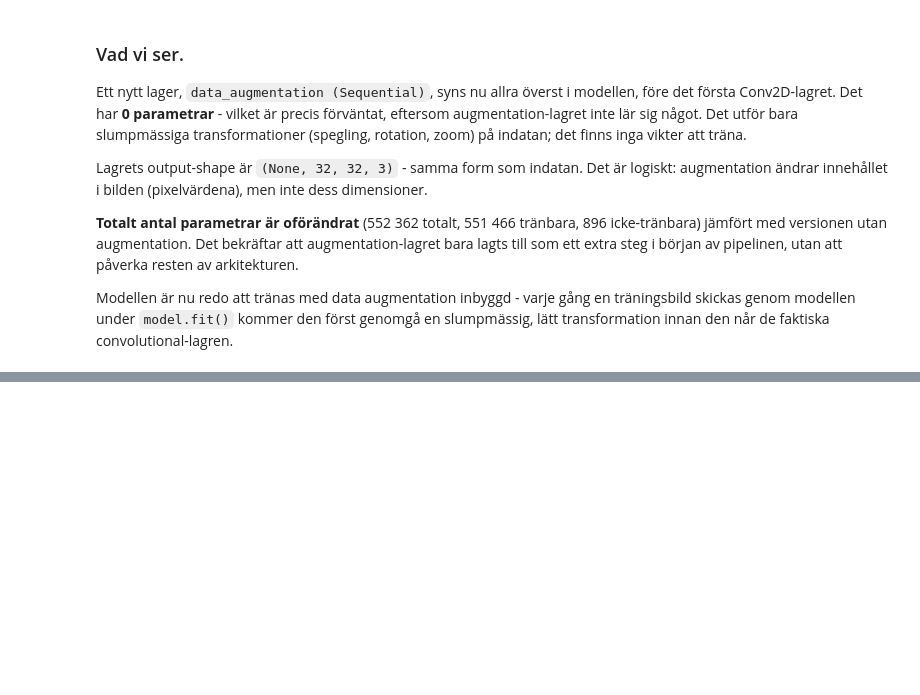
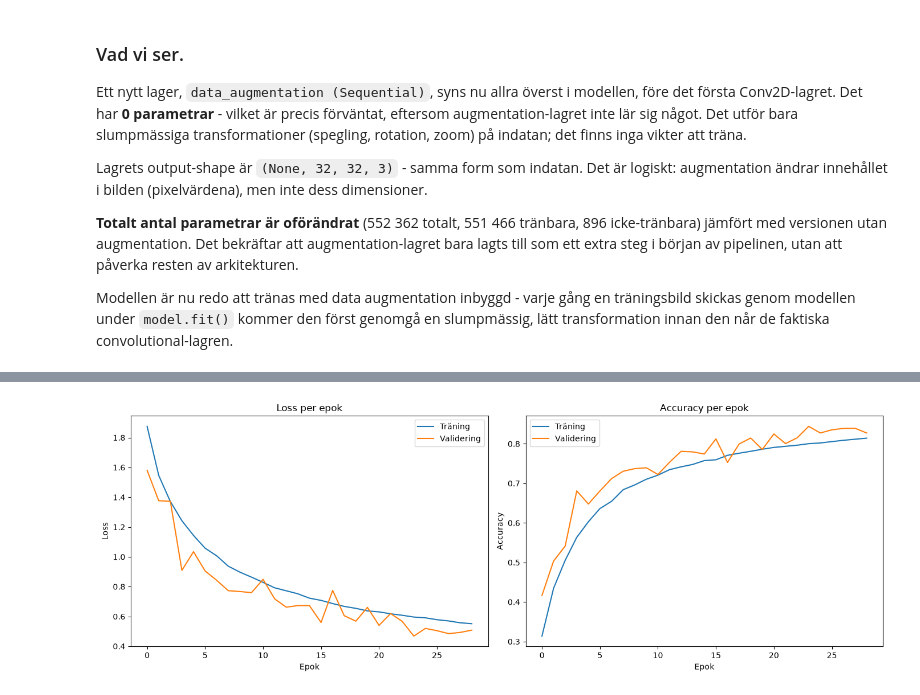
Before and after one commit to nicklasskoglund/cifar10-cnn-classifier, a Jupyter notebook: model/notebooks/01_cnn_training.ipynb, the cells around one changed output, grey strips where cells are left out. Saved outputs shown, nothing was run; the diff lists cells and outputs as text; code cells hidden in the pictures; blank space fills up the shorter version.

```diff
--- a/model/notebooks/01_cnn_training.ipynb
+++ b/model/notebooks/01_cnn_training.ipynb
@@ -356,0 +438,18 @@ Modellen är nu redo att tränas med data augmentation inbyggd - varje gång en
+# %%
+"""
+Startar den riktiga träningsomgången: upp till 30 epoker, med
+data augmentation aktiverad i modellen och de två callbacks vi
+just konfigurerade (EarlyStopping och ModelCheckpoint) inkopplade.
+
+EarlyStopping kan avbryta träningen tidigare än 30 epoker om
+val_loss slutar förbättras, så antalet epoker som faktiskt körs
+kan bli lägre än 30 - det är förväntat och önskat beteende.
+"""
+
+history = model.fit(
+    x_train, y_train,
+    validation_data=(x_val, y_val),
+    epochs=30,
+    batch_size=64,
+    callbacks=[early_stopping, checkpoint]
+)
@@ -356,0 +487,31 @@ Modellen är nu redo att tränas med data augmentation inbyggd - varje gång en
+# %%
+"""
+Plottar tränings- och valideringskurvor (loss och accuracy per epok)
+från history-objektet som model.fit() returnerade. Detta ger en visuell
+bild av hur modellen lärde sig över tid, och om den over- eller underfittar.
+"""
+
+import matplotlib.pyplot as plt
+
+fig, axes = plt.subplots(1, 2, figsize=(14, 5))
+
+# Vänster: loss
+axes[0].plot(history.history["loss"], label="Träning")
+axes[0].plot(history.history["val_loss"], label="Validering")
+axes[0].set_title("Loss per epok")
+axes[0].set_xlabel("Epok")
+axes[0].set_ylabel("Loss")
+axes[0].legend()
+
+# Höger: accuracy
+axes[1].plot(history.history["accuracy"], label="Träning")
+axes[1].plot(history.history["val_accuracy"], label="Validering")
+axes[1].set_title("Accuracy per epok")
+axes[1].set_xlabel("Epok")
+axes[1].set_ylabel("Accuracy")
+axes[1].legend()
+
+plt.tight_layout()
+plt.show()
+# %% [output]
+[figure, added]
```
Also changed, not shown: parts of 9 cells of this notebook.
